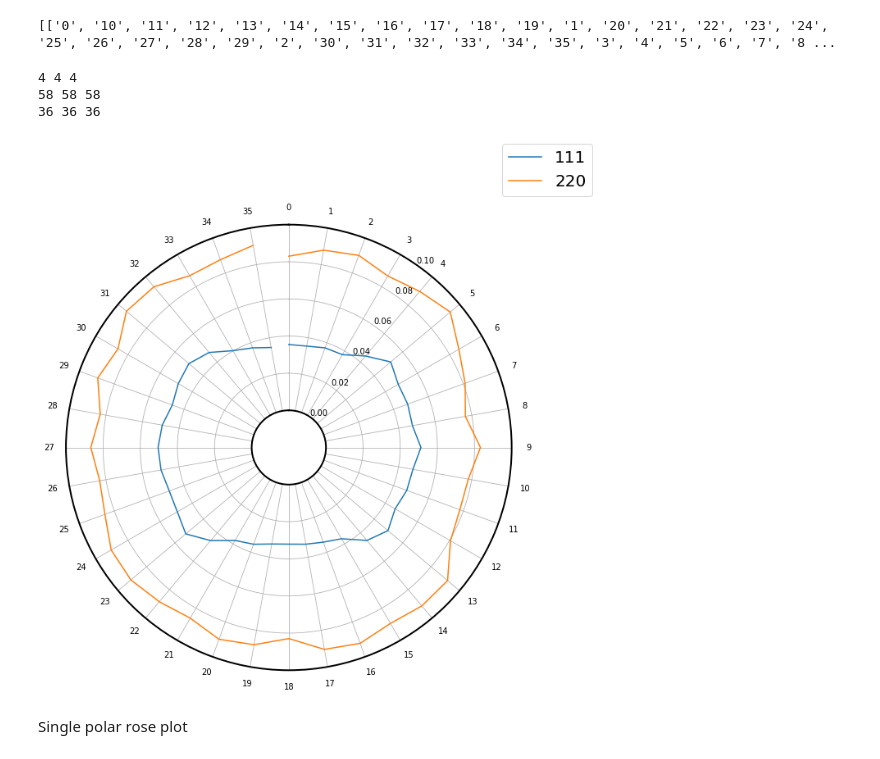
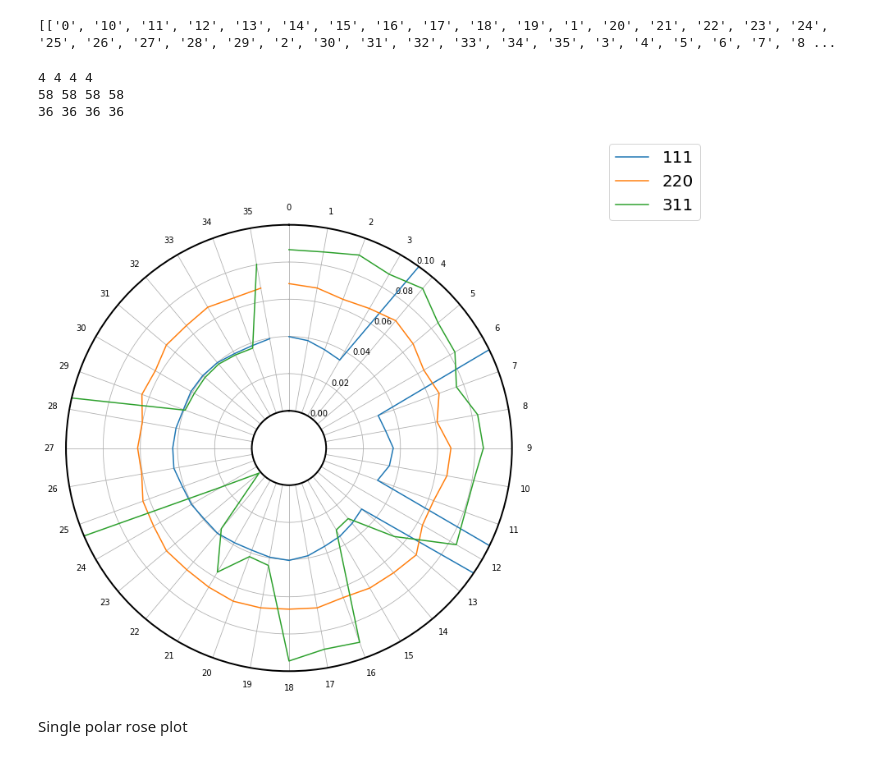
Before and after one commit to Mats-Student-Olie/Double-Peak-Fit, a Jupyter notebook: Compare Strain Across Cakes.ipynb, the cells around one changed output. Cells and saved outputs as stored; diff of their text form; code cells hidden in the pictures.

```diff
--- a/Compare Strain Across Cakes.ipynb
+++ b/Compare Strain Across Cakes.ipynb
@@ -690,6 +714,7 @@ z_cakes_by_peak = [[],[],[],[]]
 z_peaks_by_peak = [[],[],[],[]]
 z_fwhm_by_peak = [[],[],[],[]]
 z_amp_by_peak = [[],[],[],[]]
+z_cntr_by_peak = [[],[],[],[]]
 
 for i in range(len(z_strains_by_peak)):
     for j in range(0,36):
@@ -699,8 +724,9 @@ for i in range(len(z_strains_by_peak)):
         z_peaks_by_peak[i].append(j)
         z_fwhm_by_peak[i].append(j)
         z_amp_by_peak[i].append(j)
+        z_cntr_by_peak[i].append(j)
 
-for i,j,k,l,m in zip(z_peaks_list, z_cakes_list, z_strains_list, list_ZrH_peak_fwhm, list_ZrH_peak_amplitude):
+for i,j,k,l,m,n in zip(z_peaks_list, z_cakes_list, z_strains_list, list_ZrH_peak_fwhm, list_ZrH_peak_amplitude, list_ZrH_peak_centres):
     index = int(j)
     if i == '(111)':
         z_strains_by_peak[0][index] = k
@@ -708,6 +734,7 @@ for i,j,k,l,m in zip(z_peaks_list, z_cakes_list, z_strains_list, list_ZrH_peak_f
         z_peaks_by_peak[0][index] = i
         z_fwhm_by_peak[0][index] = l
         z_amp_by_peak[0][index] = m
+        z_cntr_by_peak[0][index] = n
 
     if i == '(220)':
         z_strains_by_peak[1][index] = k
@@ -715,6 +742,7 @@ for i,j,k,l,m in zip(z_peaks_list, z_cakes_list, z_strains_list, list_ZrH_peak_f
         z_peaks_by_peak[1][index] = i
         z_fwhm_by_peak[1][index] = l
         z_amp_by_peak[1][index] = m
+        z_cntr_by_peak[0][index] = n
 
     if i == '(311)':
         z_strains_by_peak[2][index] = k
@@ -722,6 +750,7 @@ for i,j,k,l,m in zip(z_peaks_list, z_cakes_list, z_strains_list, list_ZrH_peak_f
         z_peaks_by_peak[2][index] = i
         z_fwhm_by_peak[2][index] = l
         z_amp_by_peak[2][index] = m
+        z_cntr_by_peak[0][index] = n
 
 #print('cake order', len(m_cakes_by_peak), len(m_cakes_by_peak[0]), '\n', m_cakes_by_peak[0], '\n')
 
@@ -747,6 +776,11 @@ for i, j in enumerate(z_amp_by_peak):
         if l == []:
             z_amp_by_peak[i][k] = np.zeros(58)
 
+for i, j in enumerate(z_cntr_by_peak):
+    for k, l in enumerate(j):
+        if l == []:
+            z_cntr_by_peak[i][k] = np.zeros(58)
+
 ## Data now stored in 4 peak lists in order
 # %%
 ##re-arrange data into format: [peak][step][cake-strain]
@@ -754,19 +788,23 @@ for i, j in enumerate(z_amp_by_peak):
 z_strains2 = []
 z_fwhm2 = []
 z_amp2 = []
+z_cntr2 = []
 
 for peak in range(len(z_strains_by_peak)): #generate 4 lists
     tmp1_strain = []
     tmp1_fwhm = []
     tmp1_amp = []
+    tmp1_cntr = []
 
     for i in range(len(z_strains_by_peak[peak][0])): # generate 58 lists
         tmp2_strain = []
         tmp2_fwhm = []
         tmp2_amp = []
+        tmp2_cntr = []
         tmp1_strain.append(tmp2_strain) #append 58 lists to tmp1
         tmp1_fwhm.append(tmp2_fwhm)
         tmp1_amp.append(tmp2_amp)
+        tmp1_cntr.append(tmp2_cntr)
 
         for cake in range(len(z_strains_by_peak[peak])): # generate 36 lists
             strain = z_strains_by_peak[peak][cake][i]
@@ -778,44 +816,48 @@ for peak in range(len(z_strains_by_peak)): #generate 4 lists
             amp = z_amp_by_peak[peak][cake][i]
             tmp1_amp[i].append(amp)
 
+            cntr = z_cntr_by_peak[peak][cake][i]
+            tmp1_cntr[i].append(cntr)
+
     z_strains2.append(tmp1_strain)
     z_fwhm2.append(tmp1_fwhm)
     z_amp2.append(tmp1_amp)
+    z_cntr2.append(tmp1_cntr)
 
-print(len(z_strains2), len(z_fwhm2), len(z_amp2))
-print(len(z_strains2[0]), len(z_fwhm2[0]), len(z_amp2[0]))
-print(len(z_strains2[2][0]), len(z_fwhm2[0][0]), len(z_amp2[0][0]))
+print(len(z_strains2), len(z_fwhm2), len(z_amp2), len(z_cntr2))
+print(len(z_strains2[0]), len(z_fwhm2[0]), len(z_amp2[0]), len(z_cntr2[0]))
+print(len(z_strains2[2][0]), len(z_fwhm2[0][0]), len(z_amp2[0][0]), len(z_cntr2[0][0]))
 # %% [output]
-4 4 4
-58 58 58
-36 36 36
+4 4 4 4
+58 58 58 58
+36 36 36 36
 # %%
 ##Test plot
 ##Data looks like this: m_strains2[peak][step][cake-strain]
 
 zrh_pk_names = ['111', '220', '311']
 
 plt.rc('xtick', labelsize=10)
 plt.rc('ytick', labelsize=10)
 
 fig, ax = plt.subplots(figsize=(10, 10))
 ax = plt.subplot(111, projection='polar')
-ax.plot(pp_range_rad, z_fwhm2[0][57], label = zrh_pk_names[0])
-ax.plot(pp_range_rad, z_fwhm2[1][57], label = zrh_pk_names[1])
-#ax.plot(pp_range_rad, z_amp2[2][57], label = zrh_pk_names[2])
-#ax.plot(pp_range_rad, m_strains2[3][40], label = matrix_peak_names[3])
+ax.plot(pp_range_rad, z_fwhm2[0][0], label = zrh_pk_names[0])
+ax.plot(pp_range_rad, z_fwhm2[1][0], label = zrh_pk_names[1])
+ax.plot(pp_range_rad, z_fwhm2[2][0], label = zrh_pk_names[2])
+#ax.plot(pp_range_rad, z_fwhm2[3][0], label = zrh_pk_names[3])
 ax.legend(loc = 0, bbox_to_anchor = (1.2, 1.2))
 ax.set_rlabel_position(35)  # Move radial labels away from plotted line
 ax.set_theta_direction(-1)
 ax.set_theta_zero_location('N', offset=-0)
 ax.set_xticks(np.pi/180. * np.linspace(0, 360, 36, endpoint=False))
 ax.set_rmax(0.1)
 ax.set_rmin(0)
 ax.set_xticklabels(cake_nums)
 ax.set_rorigin(-0.02)
 plt.show()
 # %% [output]
-[figure, old version]
+[figure, new version]
 # %%
 ##generate gif of line plot for matrx peaks
 
```
Also changed, not shown: parts of 10 cells of this notebook.
